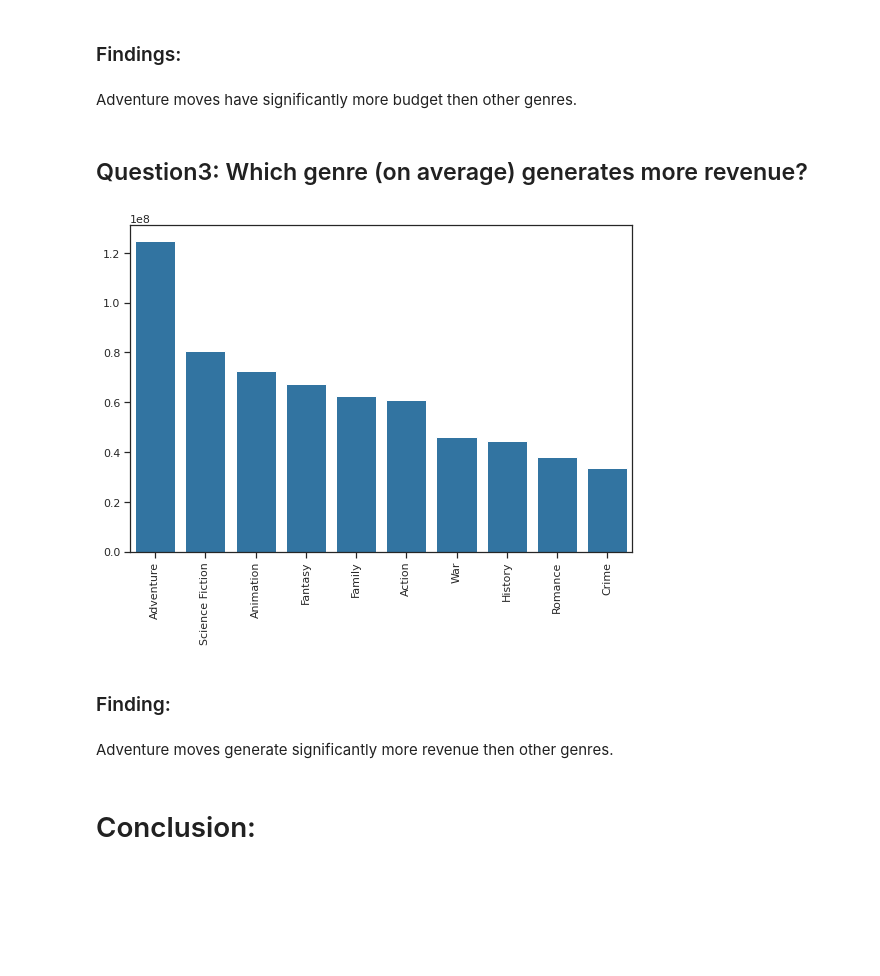
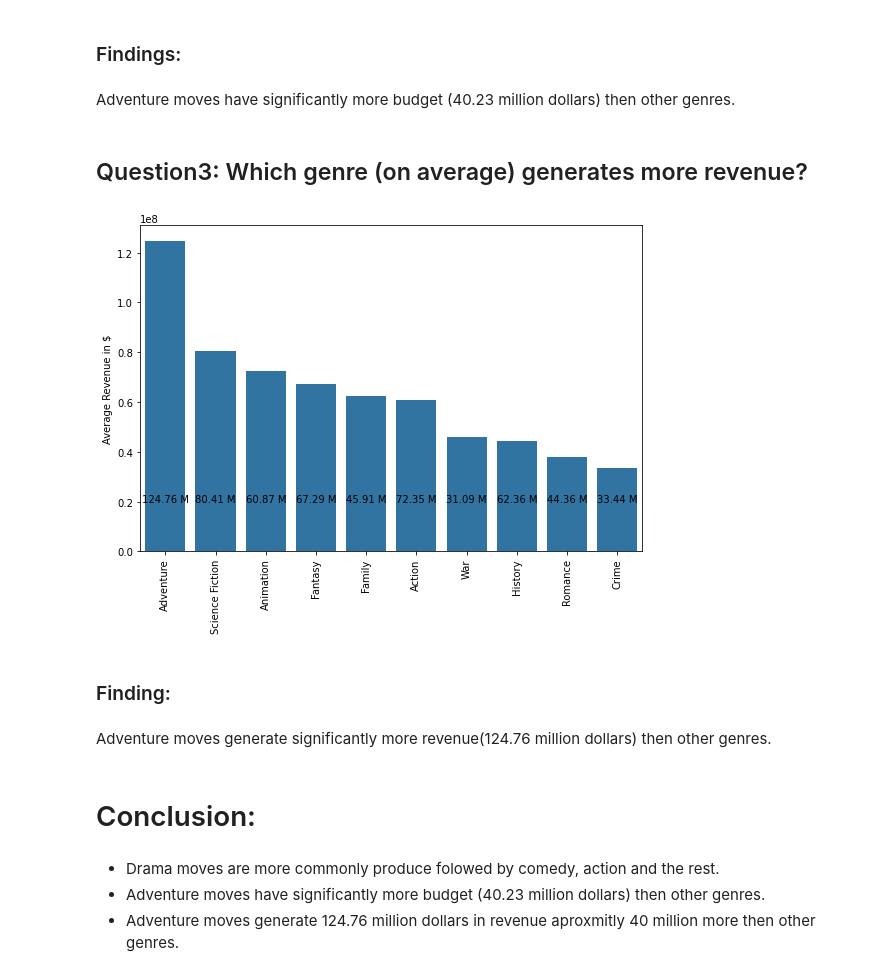
Before and after one commit to TheMarzoog/dsndProject1, a Jupyter notebook: Data Science ND Project 1.ipynb, the cells around one changed output. Drawn from its saved outputs; the diff is of its cells as text; code cells hidden in the pictures; blank space fills up the shorter version.

```diff
--- a/Data Science ND Project 1.ipynb
+++ b/Data Science ND Project 1.ipynb
@@ -173,5 +171,17 @@ budget_serie.sort_values(ascending=False, inplace=True)
 # creating a barplot using buget_seris
 
 sns.barplot(x=budget_serie.index[:10], y=budget_serie.values[:10], color=base_color)
-plt.xticks(rotation=90);
+
+
+# changing the y axis to dollars
+plt.ylabel('Average Budget in $')
+
+locs, labels = plt.xticks(rotation=90)
+
+for loc, label in zip(locs, labels):
+    bud = int(budget_serie[label.get_text()])/1e6
+
+    pct_string = f'{bud:.2f} M'
+
+    plt.text(loc, bud+1e7,pct_string, ha='center', color='black')
 # %% [output]
@@ -179,7 +189,7 @@ plt.xticks(rotation=90);
 # %% [markdown]
 ### Findings:
 # %% [markdown]
-Adventure moves have significantly more budget then other genres.
+Adventure moves have significantly more budget (40.23 million dollars) then other genres.
 # %% [markdown]
 ## Question3: Which genre (on average) generates more revenue?
 # %%
@@ -187,29 +197,45 @@ get_average_revenue = lambda c: c.revenue.mean()  # takes a df as an input and r
 # %%
 types, list_df_revenues = get_list_df_types(df_moves, 'genres')
 aves_rev = dict() # {genre: budget mean}
 
 # populating aves dict
 for df, type in zip(list_df_revenues, types):
     aves_rev[type] = get_average_revenue(df)
 
 # covering dict to a pandas series
-revanue_serie = pd.Series(aves_rev)
-revanue_serie.sort_values(ascending=False, inplace=True)
+revenue_serie = pd.Series(aves_rev)
+revenue_serie.sort_values(ascending=False, inplace=True)
 
 # creating a barplot using buget_seris
 
-sns.barplot(x=revanue_serie.index[:10], y=revanue_serie.values[:10], color=base_color)
-plt.xticks(rotation=90);
+sns.barplot(x=revenue_serie.index[:10], y=revenue_serie.values[:10], color=base_color)
+locs, label = plt.xticks(rotation=90)
 
 # $nnn.nn Million
+
+
+# changing the y axis to dollars
+plt.ylabel('Average Revenue in $')
+
+
+for loc, label in zip(locs, labels):
+    rev = int(revenue_serie[label.get_text()])/1e6
+
+    pct_string = f'{rev:.2f} M'
+
+    plt.text(loc, bud+2e7,pct_string, ha='center', color='black')
 # %% [output]
-[figure, old version]
+[figure, new version]
 # %% [markdown]
 ### Finding:
 # %% [markdown]
-Adventure moves generate significantly more revenue then other genres.
+Adventure moves generate significantly more revenue(124.76 million dollars) then other genres.
 # %% [markdown]
 # Conclusion:
+# %% [markdown]
+- Drama moves are more commonly produce folowed by comedy, action and the rest.
+- Adventure moves have significantly more budget (40.23 million dollars) then other genres.
+- Adventure moves generate 124.76 million dollars in revenue aproxmitly 40 million more then other genres.
 # %%
 #export the dataframe to csv file:
 df_moves.to_csv('move_df.csv', index=False)
```
Also changed, not shown: parts of 4 cells of this notebook.
